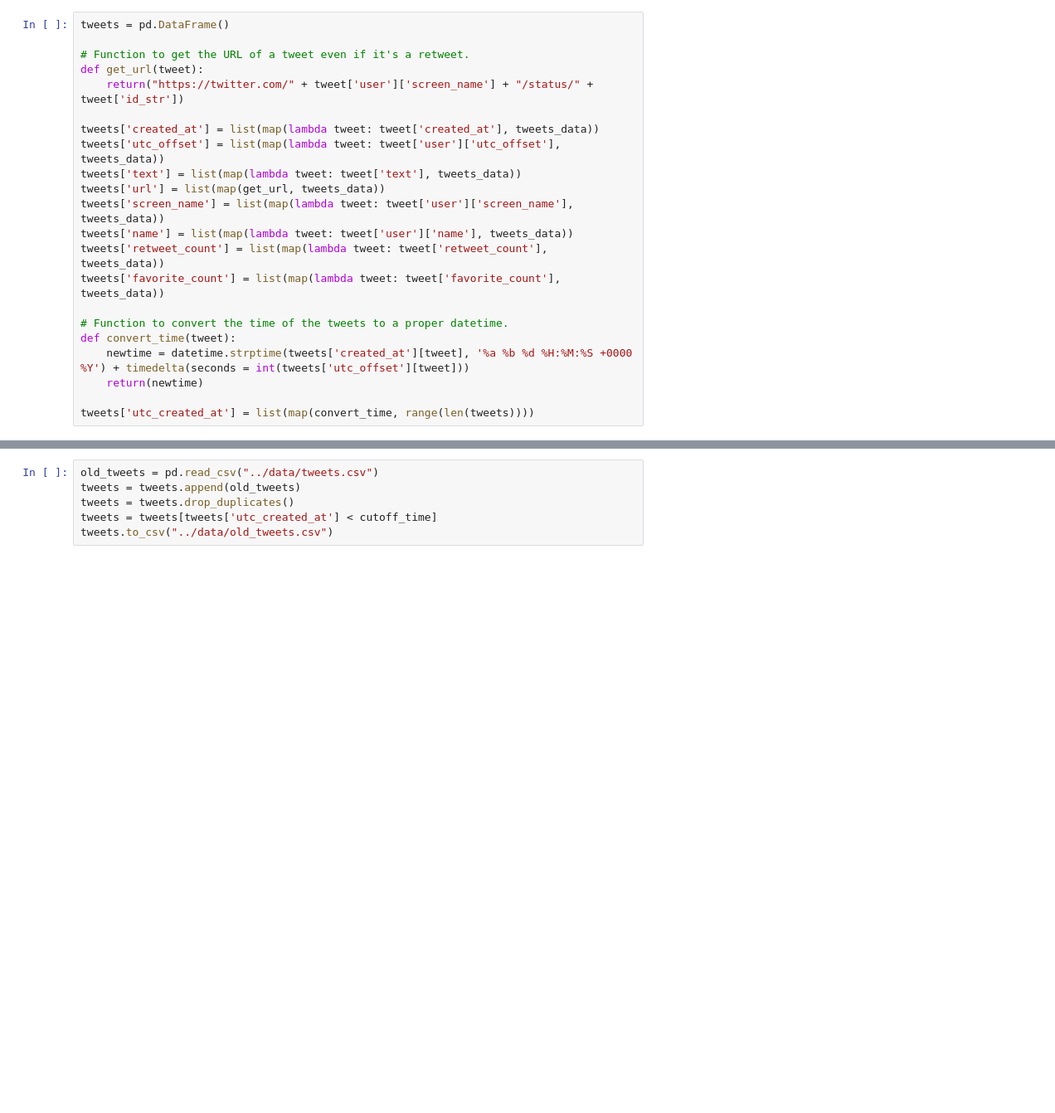
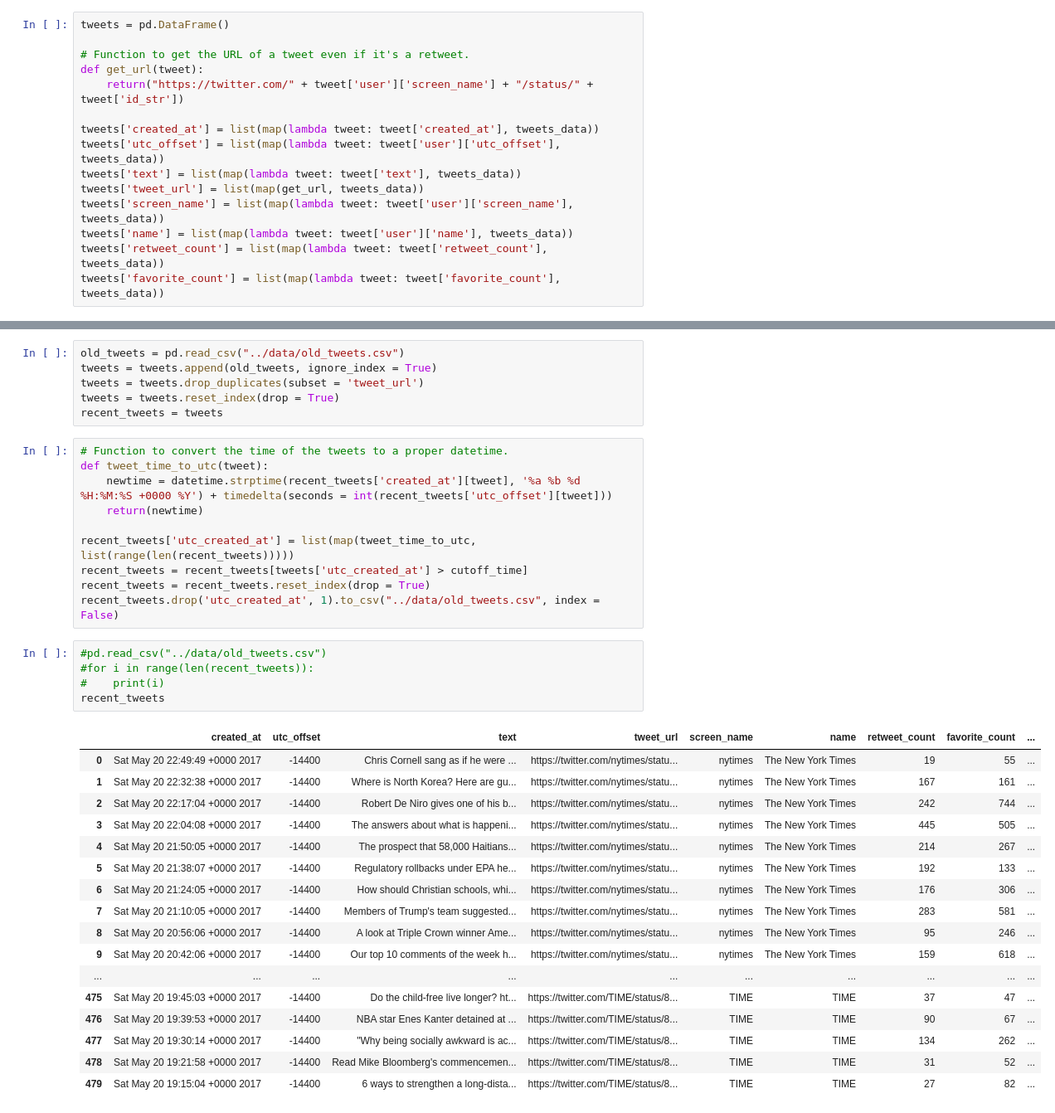
Before and after one commit to Birinder1469/nlp_news_tweets, a Jupyter notebook: src/nlp_news_tweets.ipynb, the cells around one changed output, grey strips where cells are left out. Shown at 83% size. Cells and saved outputs as stored; diff of their text form; blank space fills up the shorter version.

Commit message:
started writing script for querying/parsing tweets

```diff
--- a/src/nlp_news_tweets.ipynb
+++ b/src/nlp_news_tweets.ipynb
@@ -86,15 +70,8 @@ def get_url(tweet):
 tweets['created_at'] = list(map(lambda tweet: tweet['created_at'], tweets_data))
 tweets['utc_offset'] = list(map(lambda tweet: tweet['user']['utc_offset'], tweets_data))
 tweets['text'] = list(map(lambda tweet: tweet['text'], tweets_data))
-tweets['url'] = list(map(get_url, tweets_data))
+tweets['tweet_url'] = list(map(get_url, tweets_data))
 tweets['screen_name'] = list(map(lambda tweet: tweet['user']['screen_name'], tweets_data))
 tweets['name'] = list(map(lambda tweet: tweet['user']['name'], tweets_data))
 tweets['retweet_count'] = list(map(lambda tweet: tweet['retweet_count'], tweets_data))
 tweets['favorite_count'] = list(map(lambda tweet: tweet['favorite_count'], tweets_data))
-
-# Function to convert the time of the tweets to a proper datetime.
-def convert_time(tweet):
-    newtime = datetime.strptime(tweets['created_at'][tweet], '%a %b %d %H:%M:%S +0000 %Y') + timedelta(seconds = int(tweets['utc_offset'][tweet]))
-    return(newtime)
-
-tweets['utc_created_at'] = list(map(convert_time, range(len(tweets))))
@@ -122,6 +80,39 @@ tweets
 # %%
-old_tweets = pd.read_csv("../data/tweets.csv")
-tweets = tweets.append(old_tweets)
-tweets = tweets.drop_duplicates()
-tweets = tweets[tweets['utc_created_at'] < cutoff_time]
-tweets.to_csv("../data/old_tweets.csv")
+old_tweets = pd.read_csv("../data/old_tweets.csv")
+tweets = tweets.append(old_tweets, ignore_index = True)
+tweets = tweets.drop_duplicates(subset = 'tweet_url')
+tweets = tweets.reset_index(drop = True)
+recent_tweets = tweets
+# %%
+# Function to convert the time of the tweets to a proper datetime.
+def tweet_time_to_utc(tweet):
+    newtime = datetime.strptime(recent_tweets['created_at'][tweet], '%a %b %d %H:%M:%S +0000 %Y') + timedelta(seconds = int(recent_tweets['utc_offset'][tweet]))
+    return(newtime)
+
+recent_tweets['utc_created_at'] = list(map(tweet_time_to_utc, list(range(len(recent_tweets)))))
+recent_tweets = recent_tweets[tweets['utc_created_at'] > cutoff_time]
+recent_tweets = recent_tweets.reset_index(drop = True)
+recent_tweets.drop('utc_created_at', 1).to_csv("../data/old_tweets.csv", index = False)
+# %%
+#pd.read_csv("../data/old_tweets.csv")
+#for i in range(len(recent_tweets)):
+#    print(i)
+recent_tweets
+# %% [output]
+|  | created_at | utc_offset | text | tweet_url | screen_name | name | retweet_count | favorite_count | ... |
+| 0 | Sat May 20 22:49:49 +0000 2017 | -14400 | Chris Cornell sang as if he were ... | https://twitter.com/nytimes/statu... | nytimes | The New York Times | 19 | 55 | ... |
+| 1 | Sat May 20 22:32:38 +0000 2017 | -14400 | Where is North Korea? Here are gu... | https://twitter.com/nytimes/statu... | nytimes | The New York Times | 167 | 161 | ... |
+| 2 | Sat May 20 22:17:04 +0000 2017 | -14400 | Robert De Niro gives one of his b... | https://twitter.com/nytimes/statu... | nytimes | The New York Times | 242 | 744 | ... |
+| 3 | Sat May 20 22:04:08 +0000 2017 | -14400 | The answers about what is happeni... | https://twitter.com/nytimes/statu... | nytimes | The New York Times | 445 | 505 | ... |
+| 4 | Sat May 20 21:50:05 +0000 2017 | -14400 | The prospect that 58,000 Haitians... | https://twitter.com/nytimes/statu... | nytimes | The New York Times | 214 | 267 | ... |
+| 5 | Sat May 20 21:38:07 +0000 2017 | -14400 | Regulatory rollbacks under EPA he... | https://twitter.com/nytimes/statu... | nytimes | The New York Times | 192 | 133 | ... |
+| 6 | Sat May 20 21:24:05 +0000 2017 | -14400 | How should Christian schools, whi... | https://twitter.com/nytimes/statu... | nytimes | The New York Times | 176 | 306 | ... |
+| 7 | Sat May 20 21:10:05 +0000 2017 | -14400 | Members of Trump's team suggested... | https://twitter.com/nytimes/statu... | nytimes | The New York Times | 283 | 581 | ... |
+| 8 | Sat May 20 20:56:06 +0000 2017 | -14400 | A look at Triple Crown winner Ame... | https://twitter.com/nytimes/statu... | nytimes | The New York Times | 95 | 246 | ... |
+| 9 | Sat May 20 20:42:06 +0000 2017 | -14400 | Our top 10 comments of the week h... | https://twitter.com/nytimes/statu... | nytimes | The New York Times | 159 | 618 | ... |
+| ... | ... | ... | ... | ... | ... | ... | ... | ... | ... |
+| 475 | Sat May 20 19:45:03 +0000 2017 | -14400 | Do the child-free live longer? ht... | https://twitter.com/TIME/status/8... | TIME | TIME | 37 | 47 | ... |
+| 476 | Sat May 20 19:39:53 +0000 2017 | -14400 | NBA star Enes Kanter detained at ... | https://twitter.com/TIME/status/8... | TIME | TIME | 90 | 67 | ... |
+| 477 | Sat May 20 19:30:14 +0000 2017 | -14400 | "Why being socially awkward is ac... | https://twitter.com/TIME/status/8... | TIME | TIME | 134 | 262 | ... |
+| 478 | Sat May 20 19:21:58 +0000 2017 | -14400 | Read Mike Bloomberg's commencemen... | https://twitter.com/TIME/status/8... | TIME | TIME | 31 | 52 | ... |
+| 479 | Sat May 20 19:15:04 +0000 2017 | -14400 | 6 ways to strengthen a long-dista... | https://twitter.com/TIME/status/8... | TIME | TIME | 27 | 82 | ... |
```
Also changed, not shown: parts of 6 cells of this notebook, 2 other files.
